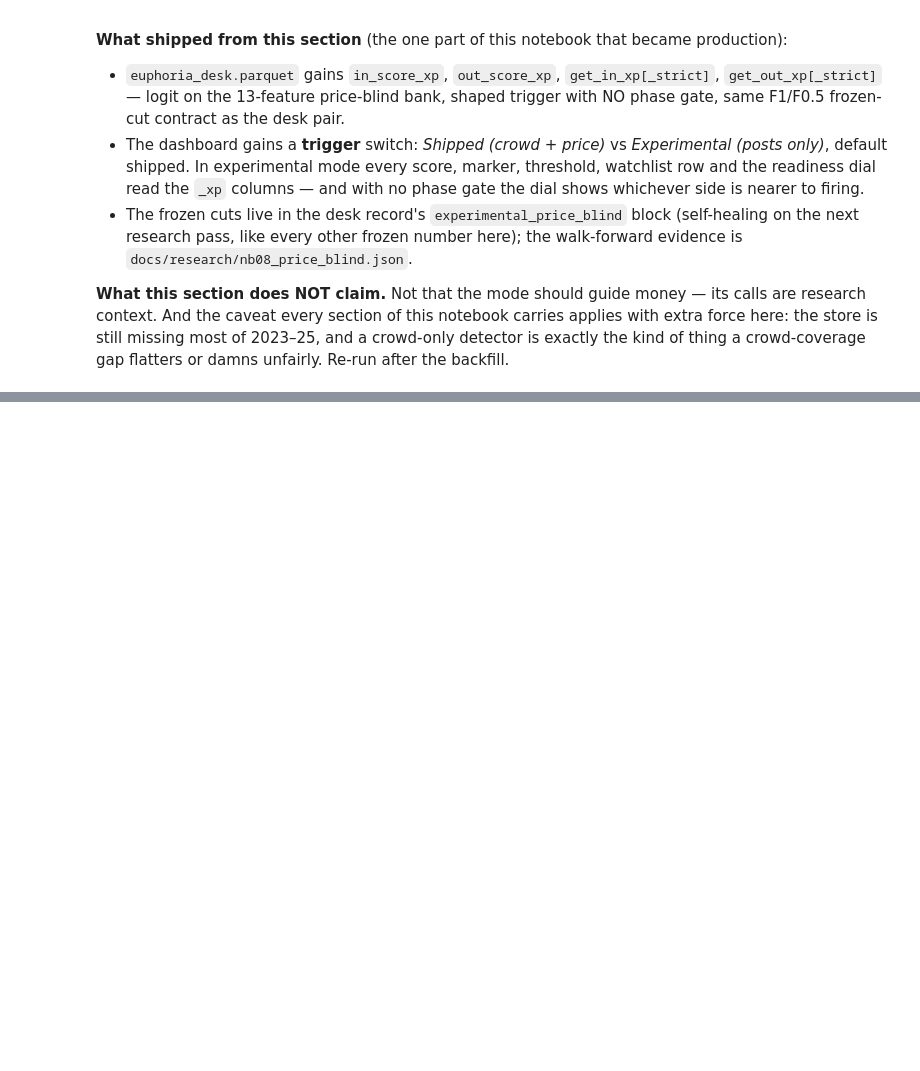
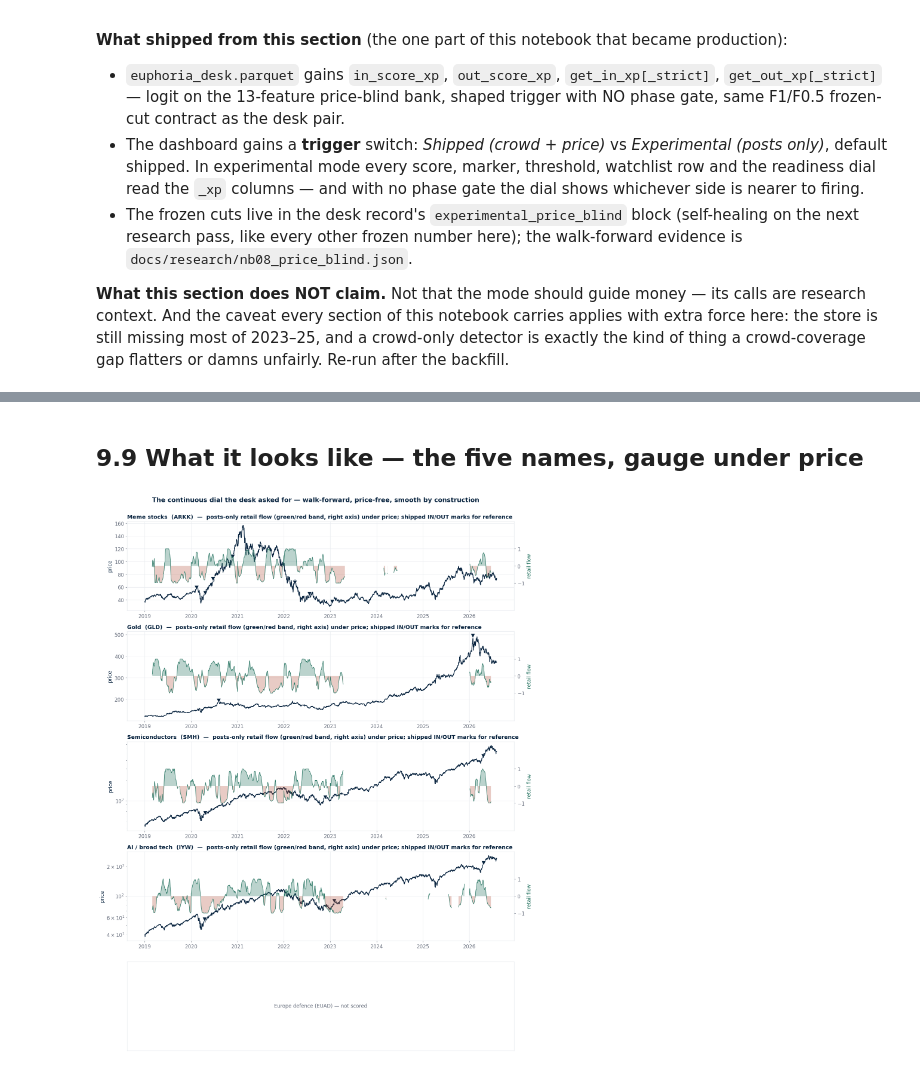
Before and after one commit to alexbrownian/retailAPOLLO, a Jupyter notebook: notebooks/08_inflection_prototype.ipynb, the cells around one changed output, grey strips where cells are left out. Saved outputs shown, nothing was run; the diff lists cells and outputs as text; code cells hidden in the pictures; blank space fills up the shorter version.

```diff
--- a/notebooks/08_inflection_prototype.ipynb
+++ b/notebooks/08_inflection_prototype.ipynb
@@ -1966,0 +2596,51 @@ Re-run after the backfill.
+# %% [markdown]
+## 9.9 What it looks like — the five names, gauge under price
+# %%
+fig, axes = plt.subplots(len(SHOW), 1, figsize=(13.5, 3.4 * len(SHOW)))
+for ax, (nm, sym, nice) in zip(np.atleast_1d(axes), SHOW):
+    px = pxmap.get(sym)
+    g = RFO[RFO["name"] == nm].set_index("date")
+    if px is None or not len(px.dropna()) or not len(g):
+        ax.text(0.5, 0.5, f"{nice} ({sym}) — not scored", ha="center",
+                va="center", transform=ax.transAxes, color=GREY)
+        ax.set_yticks([])
+        ax.set_xticks([])
+        continue
+    px = px.dropna()
+    px = px.loc[px.index >= g.index.min()]
+    ax.plot(px.index, px.values, color=NAVY, lw=1.5, zorder=3)
+    if len(px) and px.max() / max(px.min(), 1e-9) > 6:
+        ax.set_yscale("log")
+    ax.set_ylabel("price", color=NAVY)
+    ax2 = ax.twinx()
+    gd = g["g_posts_disp"].dropna()
+    if len(gd):
+        # break the line across the 2023-25 coverage gap rather than
+        # drawing a two-year straight interpolation through it
+        gd = gd.reindex(pd.date_range(gd.index.min(), gd.index.max()))
+    ax2.fill_between(gd.index, 0, gd.values,
+                     where=gd.values >= 0, color=GREEN, alpha=0.30, lw=0)
+    ax2.fill_between(gd.index, 0, gd.values,
+                     where=gd.values < 0, color=RED, alpha=0.30, lw=0)
+    ax2.plot(gd.index, gd.values, color=GREEN, lw=1.0, alpha=0.9)
+    ax2.set_ylim(-2.6, 2.6)
+    ax2.set_yticks([-1, 0, 1])
+    ax2.set_ylabel("retail flow", color=GREEN)
+    ax2.grid(False)
+    dk = DK8[DK8["name"] == nm]
+    for col, mk, cc in (("get_in_strict", "^", BLUE),
+                        ("get_out_strict", "v", NAVY)):
+        dd = dk.loc[dk[col].astype(bool), "date"]
+        dd = dd[(dd >= px.index.min()) & (dd <= px.index.max())]
+        ax.plot(dd, px.reindex(dd, method="ffill").values, mk, color=cc,
+                ms=10, mec="white", mew=1.1, zorder=5)
+    ax.set_title(f"{nice}  ({sym})  —  posts-only retail flow "
+                 f"(green/red band, right axis) under price; shipped "
+                 f"IN/OUT marks for reference", loc="left", fontsize=12)
+fig.suptitle("The continuous dial the desk asked for — walk-forward, "
+             "price-free, smooth by construction", fontsize=14,
+             fontweight="bold", y=1.001)
+fig.tight_layout()
+plt.show()
+# %% [output]
+[figure, added]
```
Also changed, not shown: parts of 104 cells of this notebook, 39 other files.
